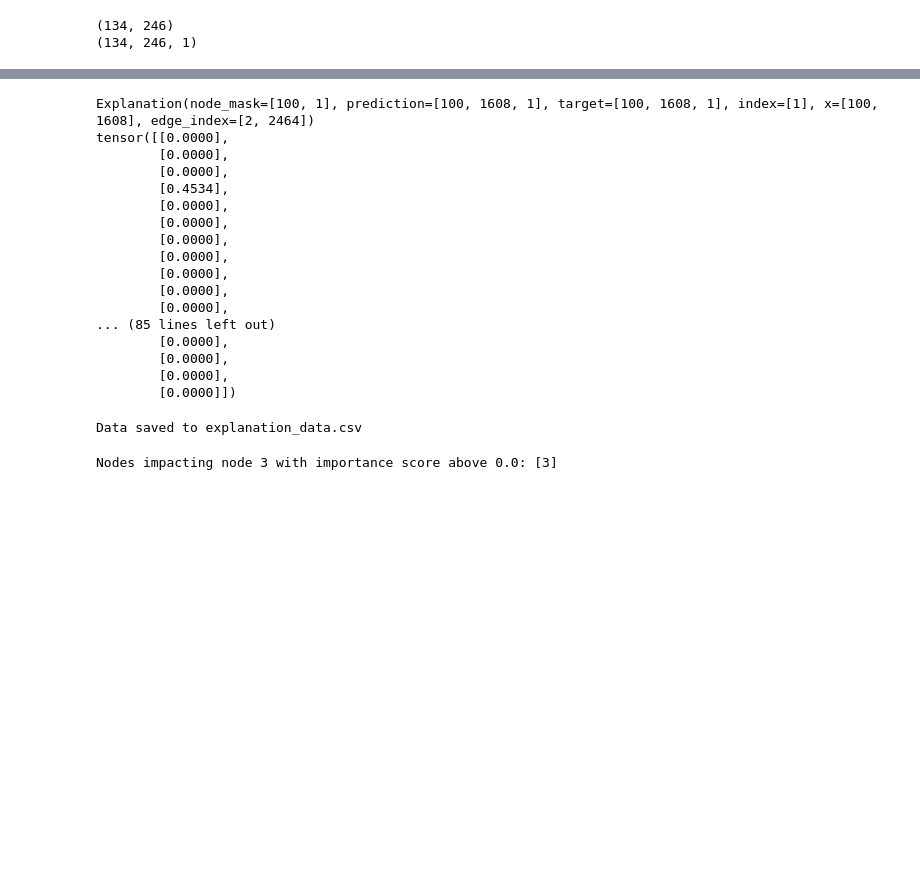
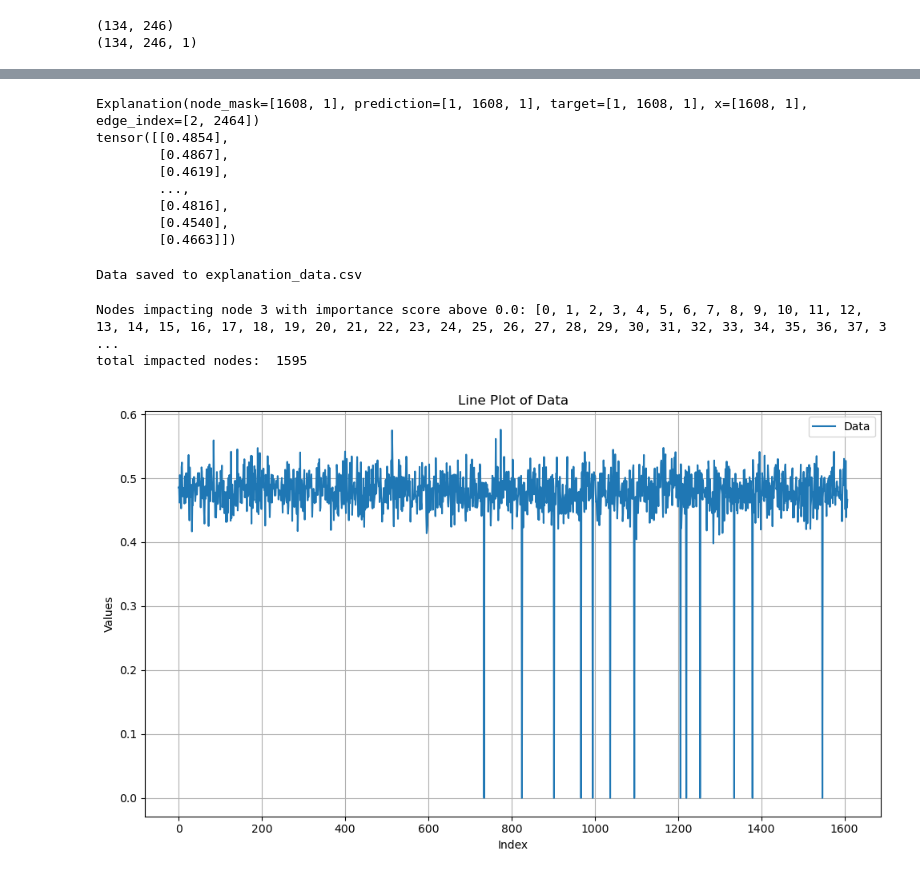
Before and after one commit to zowie128/ML4GD-WPF, a Jupyter notebook: gtcnn-explainer.ipynb, the cells around one changed output, grey strips where cells are left out. Saved outputs shown, nothing was run; the diff lists cells and outputs as text; code cells hidden in the pictures; blank space fills up the shorter version.

Commit message:
Dimension reshaping for explainer, adapted forward method.

```diff
--- a/gtcnn-explainer.ipynb
+++ b/gtcnn-explainer.ipynb
@@ -157,7 +159,9 @@ print(adj_mat.shape)
 # %% [output]
 (134, 134)
 # %%
-pg = build_parametric_product_graph(S_t, S, 0, 1, 1, 1).to(device)
+# pg = build_parametric_product_graph(S_t, S, 0, 1, 1, 1).to(device)
+pg = np.load('pg.npy')
+pg = torch.from_numpy(pg)
 # %%
 print(pg.shape)
 # %% [output]
@@ -360,6 +368,10 @@ class GCNNLayer(nn.Module):
             output_dim = self.weights.size(1)
 
             tensor_list = []
+            if features.ndim==3:
+                features = features.squeeze(0)
+            print("FEATURES SHAPE:", features.shape)
+
             print(f" features(0): {features.size(0)}, output_dim:{output_dim}")
             out = torch.zeros((features.size(0), output_dim), device=features.device)
             print(f"out with zeros: {out.shape}")
@@ -422,15 +434,14 @@ print(f"Edge Index Shape: {edge_index.shape}")
 node_idx = 3
 
 #RUN THIS
-x_red = x.squeeze(-1)
-print(x_red.shape)
-
 
 for x, y in train_loader:
   x, y = x.to(device), y.to(device)
   for x_single in x:
+
     print(f"Single shape x: {x_single.shape}")
-    explanation = explainer(x=x_single, edge_index=edge_index, index=node_idx)
+
+    explanation = explainer(x=x_single, edge_index=edge_index)
     break
   print("pliep")
   break
@@ -460,23 +474,14 @@ print(explanation)
 explanation.node_mask.shape
 print(explanation.node_mask)
 # %% [output]
-Explanation(node_mask=[100, 1], prediction=[100, 1608, 1], target=[100, 1608, 1], index=[1], x=[100, 1608], edge_index=[2, 2464])
-tensor([[0.0000],
-        [0.0000],
-        [0.0000],
-        [0.4534],
-        [0.0000],
-        [0.0000],
-        [0.0000],
-        [0.0000],
-        [0.0000],
-        [0.0000],
-        [0.0000],
-... (85 lines left out)
-        [0.0000],
-        [0.0000],
-        [0.0000],
-        [0.0000]])
+Explanation(node_mask=[1608, 1], prediction=[1, 1608, 1], target=[1, 1608, 1], x=[1608, 1], edge_index=[2, 2464])
+tensor([[0.4854],
+        [0.4867],
+        [0.4619],
+        ...,
+        [0.4816],
+        [0.4540],
+        [0.4663]])
 # %%
 # Assuming 'explanation' contains the tensor data you want to save
 tensor_data = explanation.node_mask.tolist()  # Convert tensor to list
@@ -510,5 +515,29 @@ for i, importance_score in enumerate(node_importance):
 # impacted_nodes now contains indices of batches where node 3 is impacted
 
 print(f"Nodes impacting node 3 with importance score above {threshold}: {impacted_nodes}")
+
+print("total impacted nodes: ", len(impacted_nodes))
 # %% [output]
-Nodes impacting node 3 with importance score above 0.0: [3]
+Nodes impacting node 3 with importance score above 0.0: [0, 1, 2, 3, 4, 5, 6, 7, 8, 9, 10, 11, 12, 13, 14, 15, 16, 17, 18, 19, 20, 21, 22, 23, 24, 25, 26, 27, 28, 29, 30, 31, 32, 33, 34, 35, 36, 37, 3 ...
+total impacted nodes:  1595
+# %%
+import matplotlib.pyplot as plt
+
+# Generate some sample data (replace with your actual data)
+x = np.arange(1608)  # Generate x values from 0 to 1607
+y = node_importance  # Replace with your actual data array
+
+# Plotting
+plt.figure(figsize=(10, 6))  # Adjust size as needed
+plt.plot(x, y, label='Data')
+plt.title('Line Plot of Data')
+plt.xlabel('Index')
+plt.ylabel('Values')
+plt.grid(True)
+plt.legend()
+plt.tight_layout()
+
+# Show plot
+plt.show()
+# %% [output]
+[figure, added]
```
Also changed, not shown: parts of 4 cells of this notebook, 3 other files.
